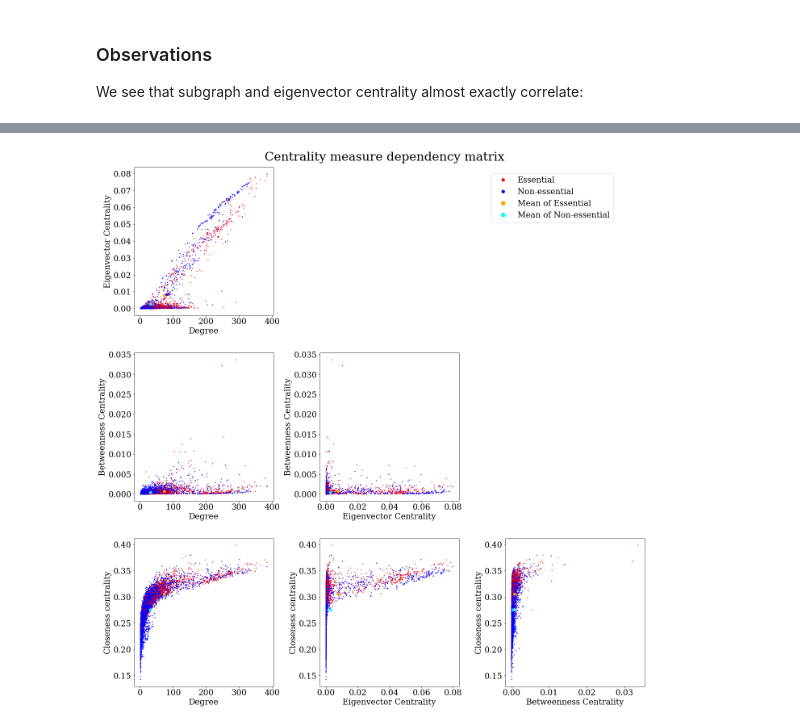
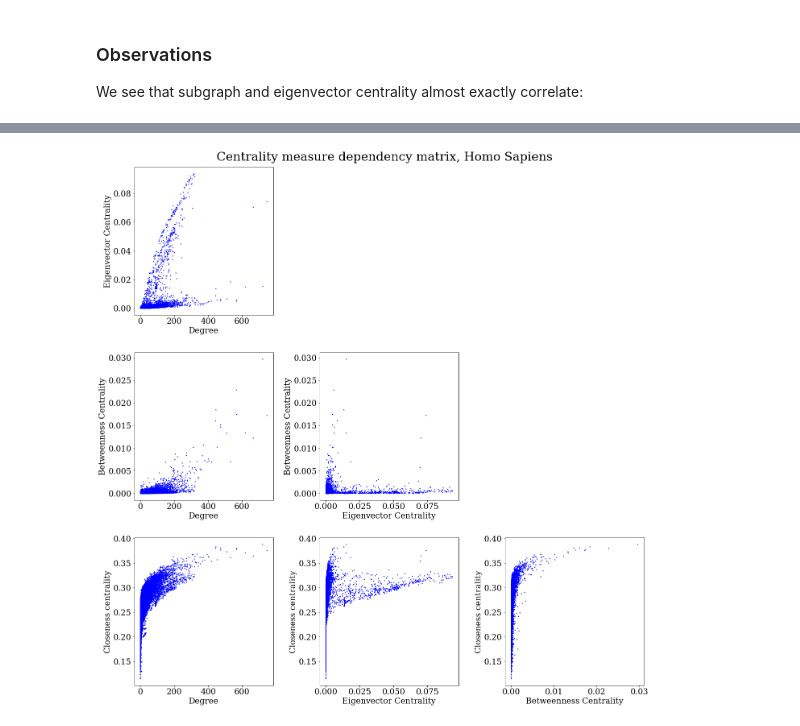
Before and after one commit to xdimos/Group-D-3888-Project, a Jupyter notebook: Lethality Fitting.ipynb, the cells around one changed output, grey strips where cells are left out. Saved outputs shown, nothing was run; the diff lists cells and outputs as text; code cells hidden in the pictures.

```diff
--- a/Lethality Fitting.ipynb
+++ b/Lethality Fitting.ipynb
@@ -39,8 +39,9 @@ with open('essential_proteins.csv', newline='') as ess_file:
 for i in range(len(ess_data)):
     ess_list.append(ess_data[i][1])
 
-# Read in the string-db for Yeast
-G0 = nx.read_weighted_edgelist("./yeast_protein_edgelist_trimmed.txt",comments="#",nodetype=str)
+# Read in the string-db for Yeast "yeast_protein_edgelist_trimmed.txt"
+"homo_list"
+G0 = nx.read_weighted_edgelist("./homo_links.txt",comments="#",nodetype=str)
 
 # For interest, plot the distribution of confidence scores
 if (extra_outputs):
@@ -287,7 +281,7 @@ noness_measure_means = [val/n_noness for val in noness_measure_means]
 
 fig, axs = plt.subplots(n_measures-1, n_measures-1,figsize=(20,20))
 fig.tight_layout(pad=3.0)
-fig.suptitle('Centrality measure dependency matrix', fontsize=30)
+fig.suptitle('Centrality measure dependency matrix, Homo Sapiens', fontsize=30)
 
 
 
@@ -298,38 +292,36 @@ legend_elements_with_means = [Line2D([0], [0], marker='.', color='red', label='E
                    Line2D([0], [0], marker='.', color='orange', label='Mean of Essential',
                           markerfacecolor='orange', markersize=20, linewidth=0),
                    Line2D([0], [0], marker='.', color='cyan', label='Mean of Non-essential',
                           markerfacecolor='cyan', markersize=20, linewidth=0)]
 
-fig.legend(handles=legend_elements_with_means,loc = 'upper right', bbox_to_anchor=(0.9, 0.95))
+#fig.legend(handles=legend_elements_with_means,loc = 'upper right', bbox_to_anchor=(0.9, 0.95))
 
 for ix_ax in range(n_measures):
     for iy_ax in range(ix_ax+1,n_measures):
         axs[iy_ax-1,ix_ax].scatter(measures[ix_ax], measures[iy_ax], c = ess_colors, s=2) #
         #axs[ix_ax,iy_ax].set_title(measure_names[iy_ax] + " v.s. "+ measure_names[ix_ax]+"for nodes of largest connected component $G$")
         axs[iy_ax-1,ix_ax].set(xlabel=measure_names[ix_ax], ylabel=measure_names[iy_ax])
         #axs[iy_ax-1,ix_ax].text(xlabel=measure_names[ix_ax], ylabel=measure_names[iy_ax])
 
         if (False): # To print names
             names = list(G.nodes)
             for i in range(len(names)):
                 axs[iy_ax-1,ix_ax].text(measures[ix_ax][i], measures[iy_ax][i], names[i], fontsize=10)
 
-        if (True): # To plot means
+        if (False): # To plot means
             axs[iy_ax-1,ix_ax].scatter(ess_measure_means[ix_ax], ess_measure_means[iy_ax], marker = "o",c = "orange", s = 40)
             axs[iy_ax-1,ix_ax].scatter(noness_measure_means[ix_ax], noness_measure_means[iy_ax], marker = "o",c = "cyan", s = 40)
 
 
 # Hide the symmetric plots
 for i in range(1,n_measures-1):
     for j in range(0,i):
             axs[j,i].axis('off')
 
 
 plt.savefig("Measure Dependency Matrix.pdf")
-
-        #ess_legend()
 # %% [output]
-[figure, old version]
+[figure, new version]
 # %%
 plt.figure(figsize=(10,10))
 plt.scatter(eigen_centrality, subgraph_centrality, c = ess_colors, s=1)
```
Also changed, not shown: parts of 10 cells of this notebook, 10 other files.
